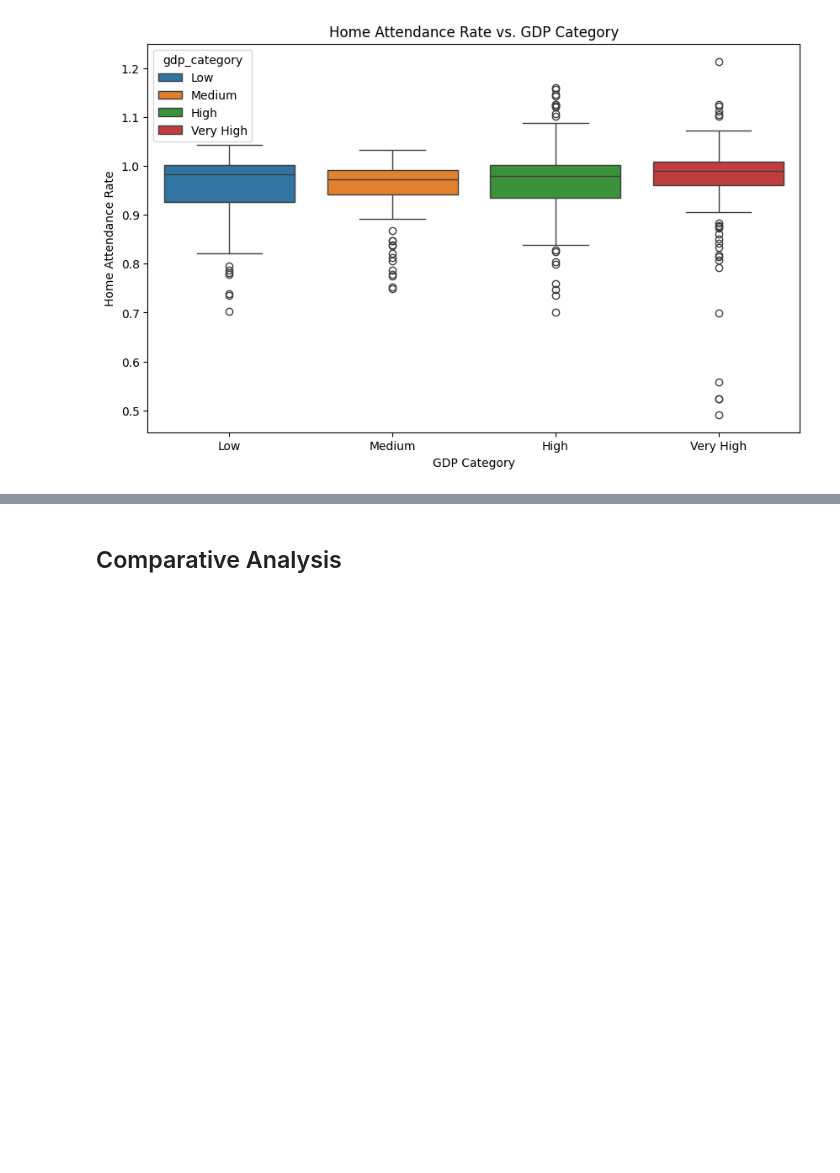
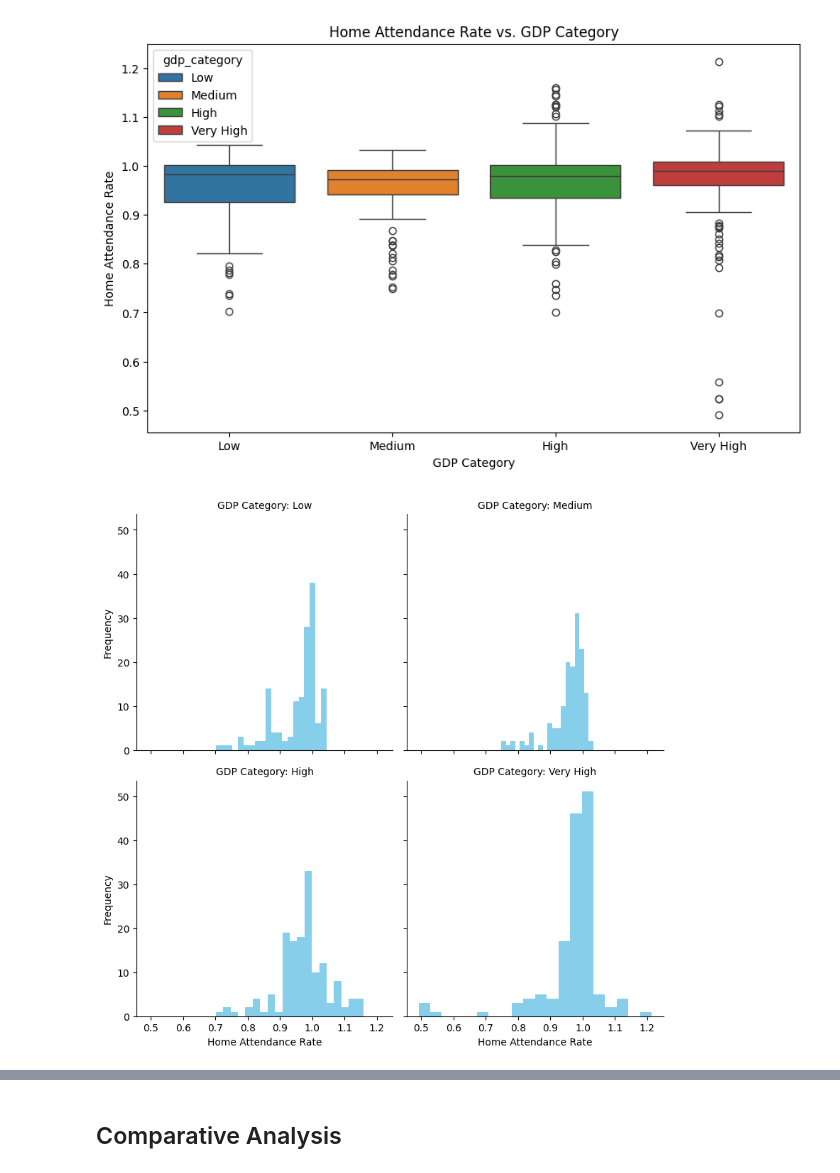
Before and after one commit to RaymoneXTY/SI618project_WN2024, a Jupyter notebook: part2-analysis.ipynb, the cells around one changed output, grey strips where cells are left out. Saved outputs shown, nothing was run; the diff lists cells and outputs as text; code cells hidden in the pictures; blank space fills up the shorter version.

```diff
--- a/part2-analysis.ipynb
+++ b/part2-analysis.ipynb
@@ -472,3 +444,12 @@ plt.ylabel('Home Attendance Rate')
 plt.show()
 # %% [output]
 [figure]
+# %%
+# draw the histogram for the home_attendance_rate_per_game in each gdp_category
+g = sns.FacetGrid(final_dataset, col='gdp_category', col_wrap=2, height=4)
+g.map(plt.hist, 'home_attendance_rate_per_game', bins=20, color='skyblue')
+g.set_axis_labels('Home Attendance Rate', 'Frequency')
+g.set_titles('GDP Category: {col_name}')
+plt.show()
+# %% [output]
+[figure, added]
```
Also changed, not shown: parts of 14 cells of this notebook.
